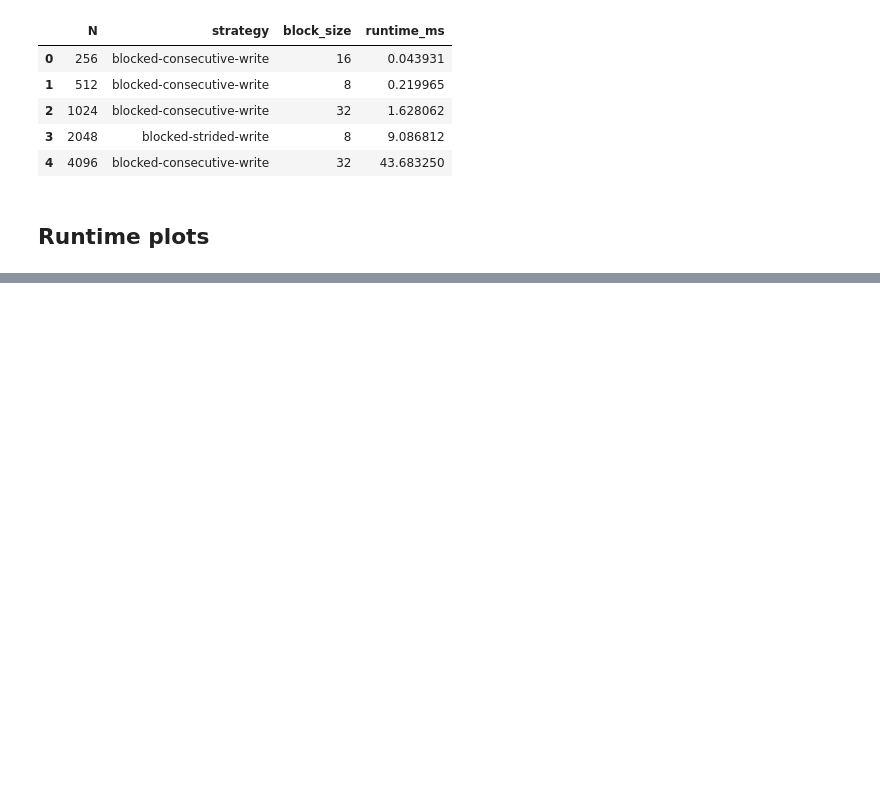
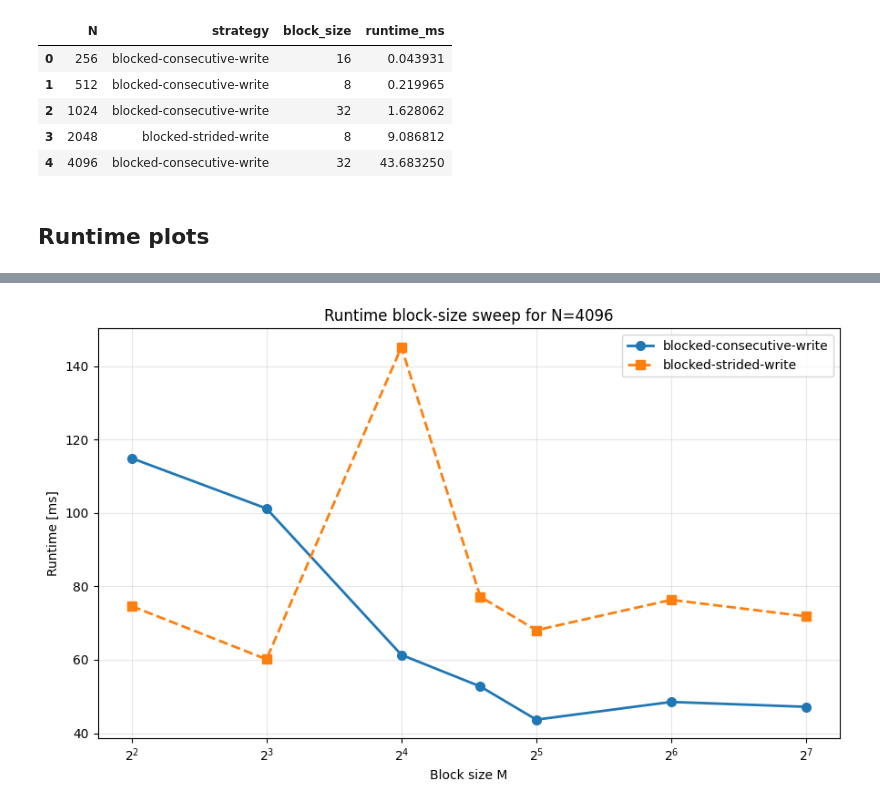
Before and after one commit to HealyTea12/HASC-HW, a Jupyter notebook: ex03/transpose/transpose_analysis.ipynb, the cells around one changed output, grey strips where cells are left out. Saved outputs shown, nothing was run; the diff lists cells and outputs as text; code cells hidden in the pictures; blank space fills up the shorter version.

```diff
--- a/ex03/transpose/transpose_analysis.ipynb
+++ b/ex03/transpose/transpose_analysis.ipynb
@@ -117,0 +128,30 @@ plt.show()
+# %%
+largest_n = df["N"].max()
+blocked = df[(df["N"] == largest_n) & (df["block_size"] > 0)].copy()
+
+fig, ax = plt.subplots(figsize=(9, 5.5))
+
+for strategy, spec in style.items():
+    group = blocked[blocked["strategy"] == strategy].sort_values("block_size")
+    ax.plot(
+        group["block_size"],
+        group["runtime_ms"],
+        color="tab:blue" if strategy == "blocked-consecutive-write" else "tab:orange",
+        linestyle=spec["linestyle"],
+        marker=spec["marker"],
+        linewidth=2,
+        markersize=7,
+        label=strategy,
+    )
+
+ax.set_xscale("log", base=2)
+ax.set_xlabel("Block size M")
+ax.set_ylabel("Runtime [ms]")
+ax.set_title(f"Runtime block-size sweep for N={largest_n}")
+ax.grid(True, which="both", alpha=0.3)
+ax.legend()
+fig.tight_layout()
+fig.savefig("results/transpose_runtime_block_size_sweep.png", dpi=180, bbox_inches="tight")
+plt.show()
+# %% [output]
+[figure, added]
```
Also changed, not shown: parts of 6 cells of this notebook, 3 other files.
